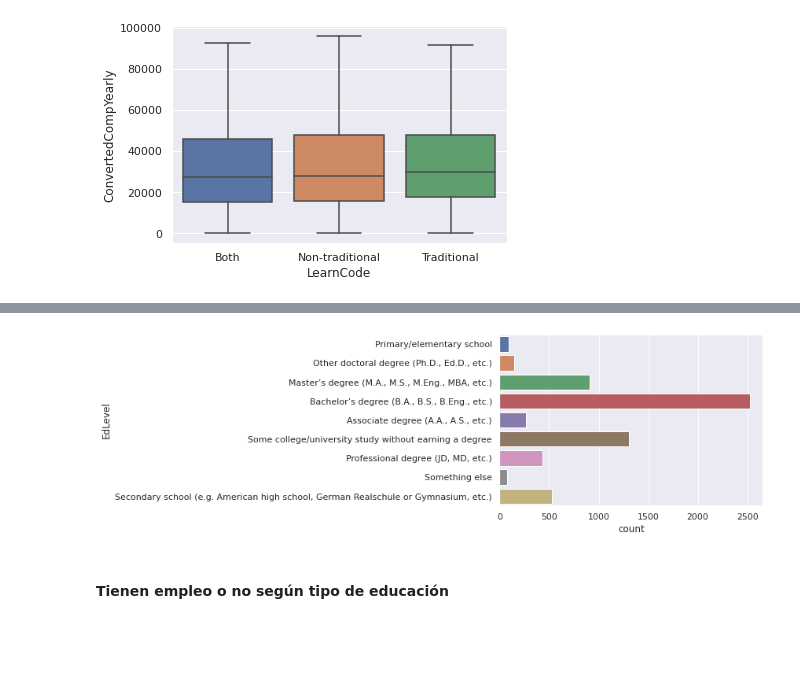
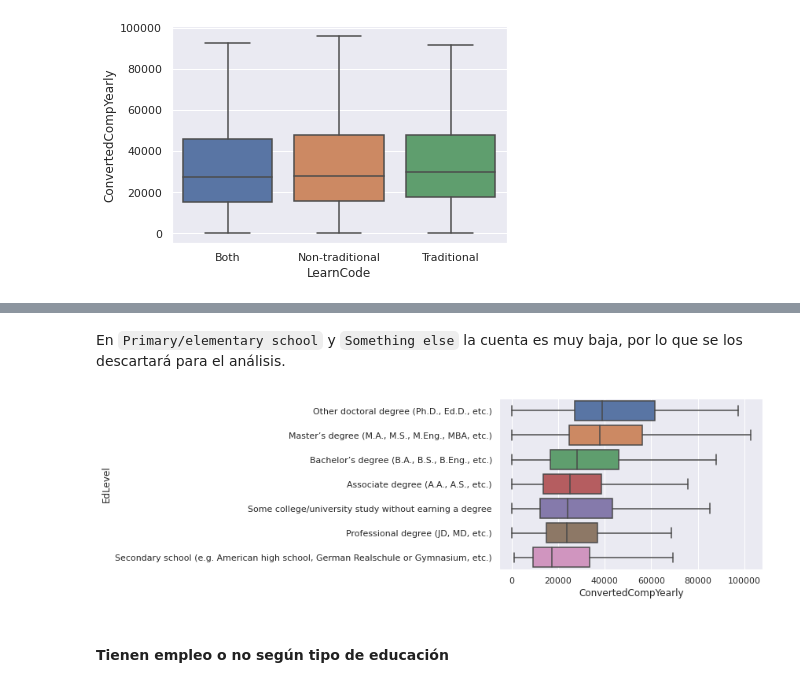
Before and after one commit to anthonymanotoa/survey-dev, a Jupyter notebook: notebooks/2-exploration.ipynb, the cells around one changed output, grey strips where cells are left out. Drawn from its saved outputs; the diff is of its cells as text; code cells hidden in the pictures; blank space fills up the shorter version.

```diff
--- a/notebooks/2-exploration.ipynb
+++ b/notebooks/2-exploration.ipynb
@@ -302,8 +254,22 @@ Qué está pasando aquí jaja primary school tiene el top salarios y secondart s
-# %%
-sns.countplot(y=df.EdLevel, order=list(median_salary.index))
-plt.show()
-# %% [output]
-[figure, removed]
+# %% [markdown]
+En `Primary/elementary school` y `Something else` la cuenta es muy baja, por lo que se los descartará para el análisis.
+# %%
+# New DataFrame
+edu = pd.DataFrame(df[['EdLevel', 'ConvertedCompYearly']])
+edu.drop(edu.EdLevel[edu.EdLevel.isin(['Primary/elementary school', 'Something else'])].index, inplace=True)
+
+# List to order data
+median_salary = edu.groupby('EdLevel')[['ConvertedCompYearly']].agg(np.median) \
+.sort_values(by='ConvertedCompYearly', ascending=False)
+
+# Plot
+sns.boxplot(y=edu.EdLevel,
+            x=edu.ConvertedCompYearly,
+            order=list(median_salary.index),
+            showfliers=False)
+plt.show()
+# %% [output]
+[figure, added]
 # %% [markdown]
 #### Tienen empleo o no según tipo de educación
 # %%
```
Also changed, not shown: parts of 20 cells of this notebook, 3 other files.
